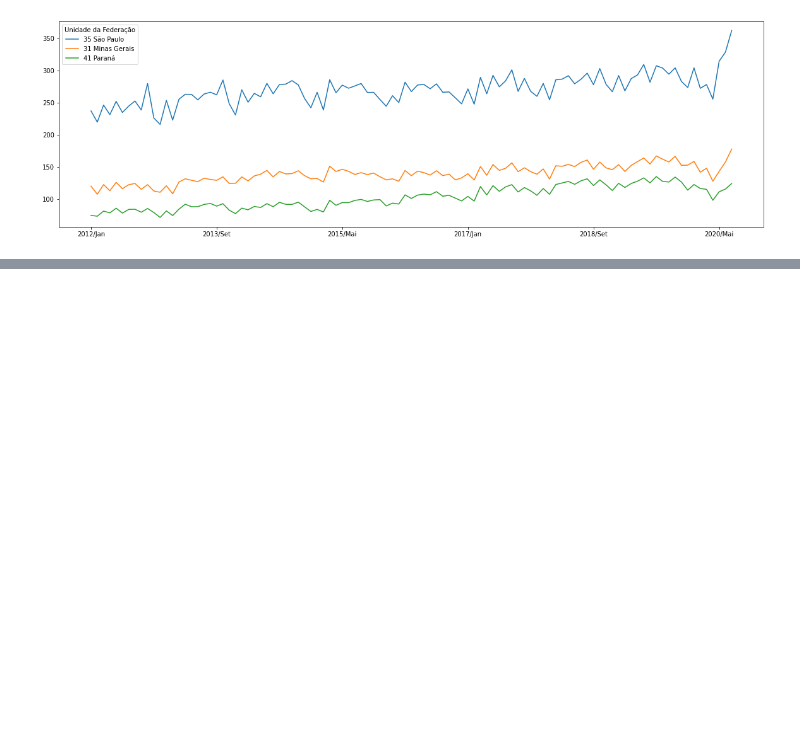
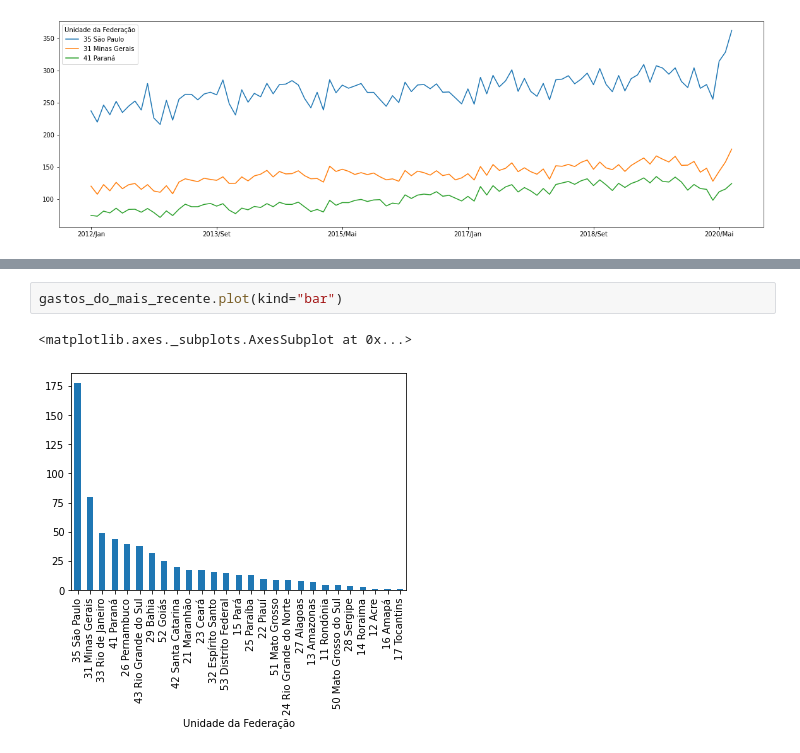
Before and after one commit to laugustovieira/BootCamp---Data-Science, a Jupyter notebook: BootCampDataScience.ipynb, the cells around one changed output, grey strips where cells are left out. Drawn from its saved outputs; the diff is of its cells as text; blank space fills up the shorter version.

```diff
--- a/BootCampDataScience.ipynb
+++ b/BootCampDataScience.ipynb
@@ -417,0 +544,5 @@ ordenado_por_total[meses_filtrados].head(3).T.plot(figsize=(20,6))
+# %%
+gastos_do_mais_recente.plot(kind="bar")
+# %% [output]
+<matplotlib.axes._subplots.AxesSubplot at 0x...>
+[figure, added]
```
Also changed, not shown: parts of 17 cells of this notebook.
